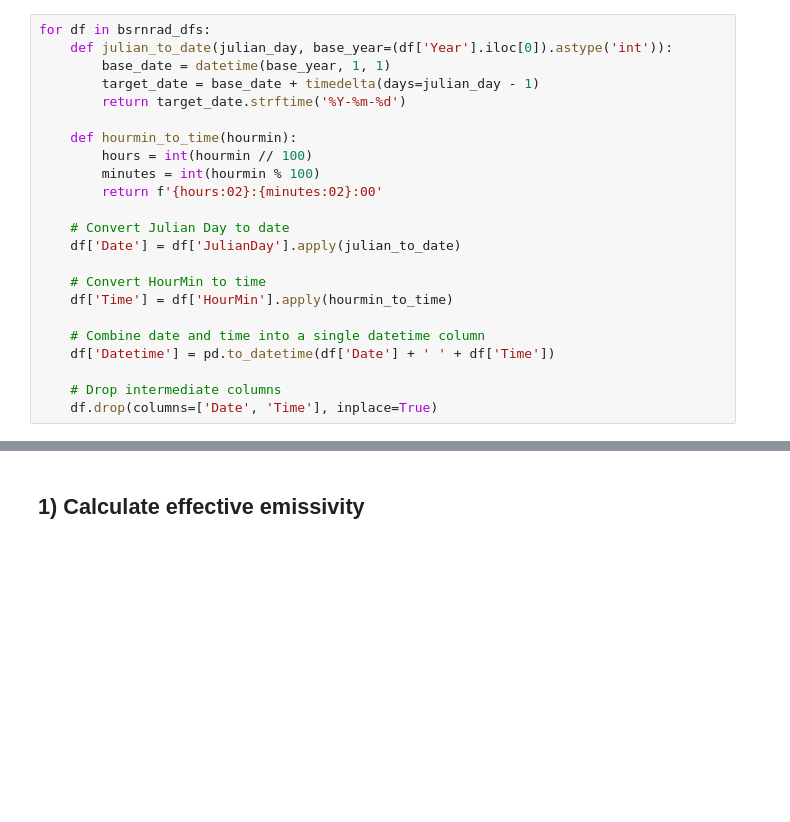
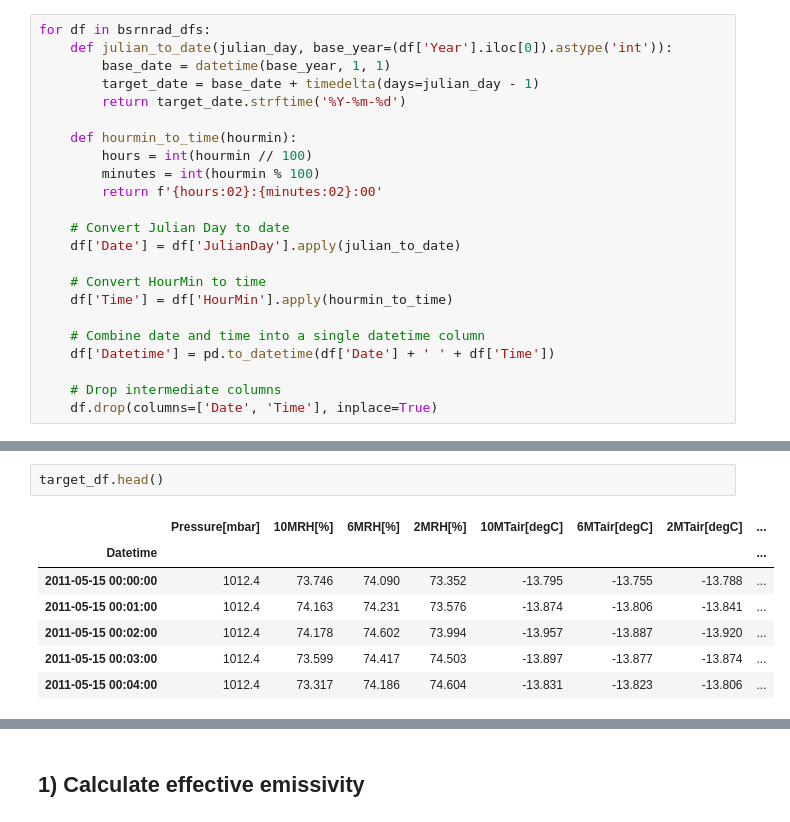
Before and after one commit to JMKniss/arctic-cloud, a Jupyter notebook: notebooks/eureka-brunt-script.ipynb, the cells around one changed output, grey strips where cells are left out. Drawn from its saved outputs; the diff is of its cells as text; blank space fills up the shorter version.

```diff
--- a/notebooks/eureka-brunt-script.ipynb
+++ b/notebooks/eureka-brunt-script.ipynb
@@ -201,0 +212,10 @@ bsrnrad_df.set_index('Datetime', inplace=True)
+# %%
+target_df.head()
+# %% [output]
+|  | Pressure[mbar] | 10MRH[%] | 6MRH[%] | 2MRH[%] | 10MTair[degC] | 6MTair[degC] | 2MTair[degC] | ... |
+| Datetime |  |  |  |  |  |  |  | ... |
+| 2011-05-15 00:00:00 | 1012.4 | 73.746 | 74.090 | 73.352 | -13.795 | -13.755 | -13.788 | ... |
+| 2011-05-15 00:01:00 | 1012.4 | 74.163 | 74.231 | 73.576 | -13.874 | -13.806 | -13.841 | ... |
+| 2011-05-15 00:02:00 | 1012.4 | 74.178 | 74.602 | 73.994 | -13.957 | -13.887 | -13.920 | ... |
+| 2011-05-15 00:03:00 | 1012.4 | 73.599 | 74.417 | 74.503 | -13.897 | -13.877 | -13.874 | ... |
+| 2011-05-15 00:04:00 | 1012.4 | 73.317 | 74.186 | 74.604 | -13.831 | -13.823 | -13.806 | ... |
```
Also changed, not shown: parts of 15 cells of this notebook, 10 other files.
